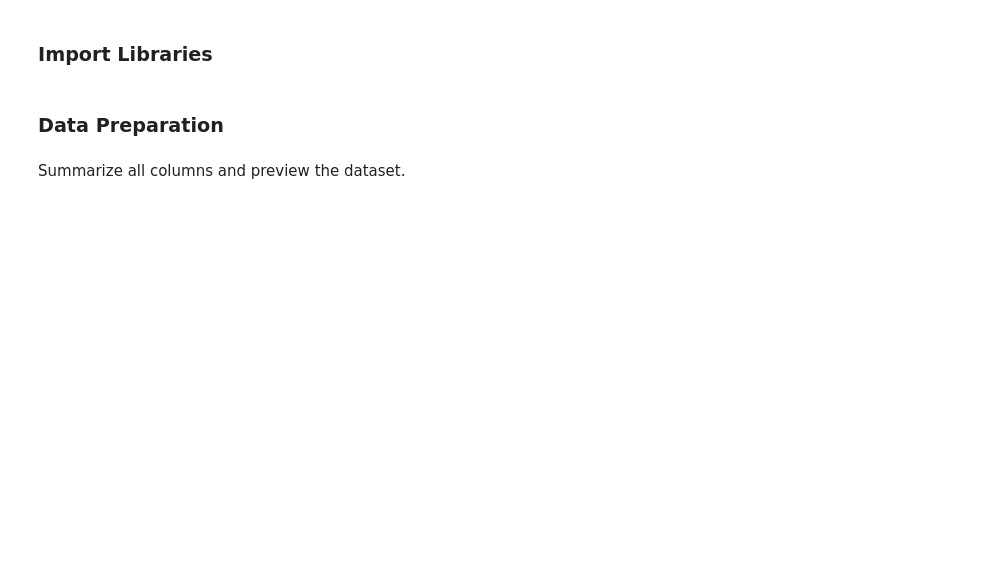
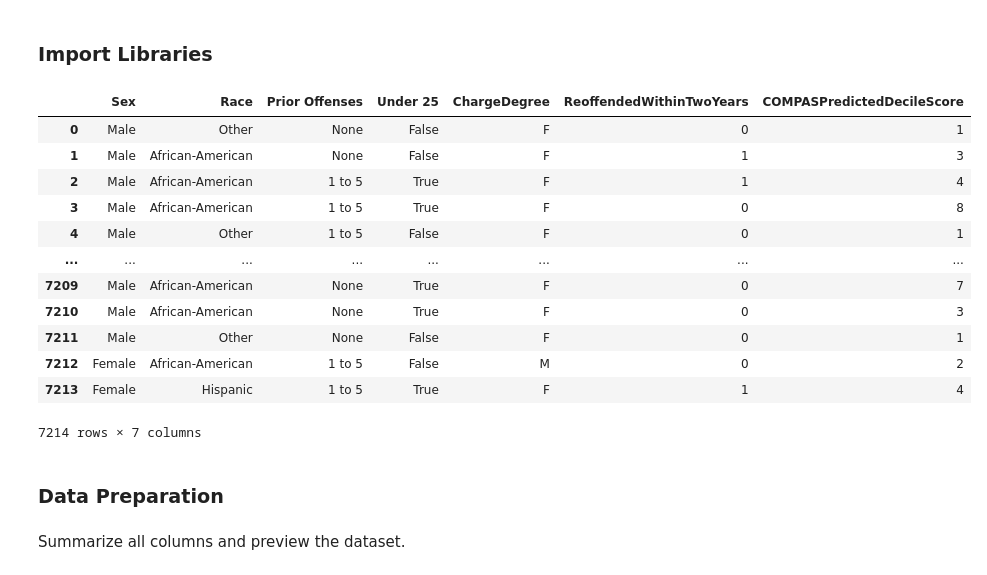
Before and after one commit to neil-menghani/ijdi, a Jupyter notebook: compas/compas_prep.ipynb, the cells around one changed output. Cells and saved outputs as stored; diff of their text form; code cells hidden in the pictures; blank space fills up the shorter version.

```diff
--- a/compas/compas_prep.ipynb
+++ b/compas/compas_prep.ipynb
@@ -1,12 +1,28 @@
 # %% [markdown]
 ### Import Libraries
 # %%
+import os
+
 import pandas as pd, numpy as np
 from sklearn.linear_model import LogisticRegression
 
 # Read recipe inputs
-german_df = pd.read_csv("compas.csv")
-german_df
+compas_df = pd.read_csv("compas.csv")
+compas_df
+# %% [output]
+|  | Sex | Race | Prior Offenses | Under 25 | ChargeDegree | ReoffendedWithinTwoYears | COMPASPredictedDecileScore |
+| 0 | Male | Other | None | False | F | 0 | 1 |
+| 1 | Male | African-American | None | False | F | 1 | 3 |
+| 2 | Male | African-American | 1 to 5 | True | F | 1 | 4 |
+| 3 | Male | African-American | 1 to 5 | True | F | 0 | 8 |
+| 4 | Male | Other | 1 to 5 | False | F | 0 | 1 |
+| ... | ... | ... | ... | ... | ... | ... | ... |
+| 7209 | Male | African-American | None | True | F | 0 | 7 |
+| 7210 | Male | African-American | None | True | F | 0 | 3 |
+| 7211 | Male | Other | None | False | F | 0 | 1 |
+| 7212 | Female | African-American | 1 to 5 | False | M | 0 | 2 |
+| 7213 | Female | Hispanic | 1 to 5 | True | F | 1 | 4 |
+7214 rows × 7 columns
 # %% [markdown]
 ### Data Preparation
 # %% [markdown]
```
Also changed, not shown: parts of 9 cells of this notebook, 1 other file.
